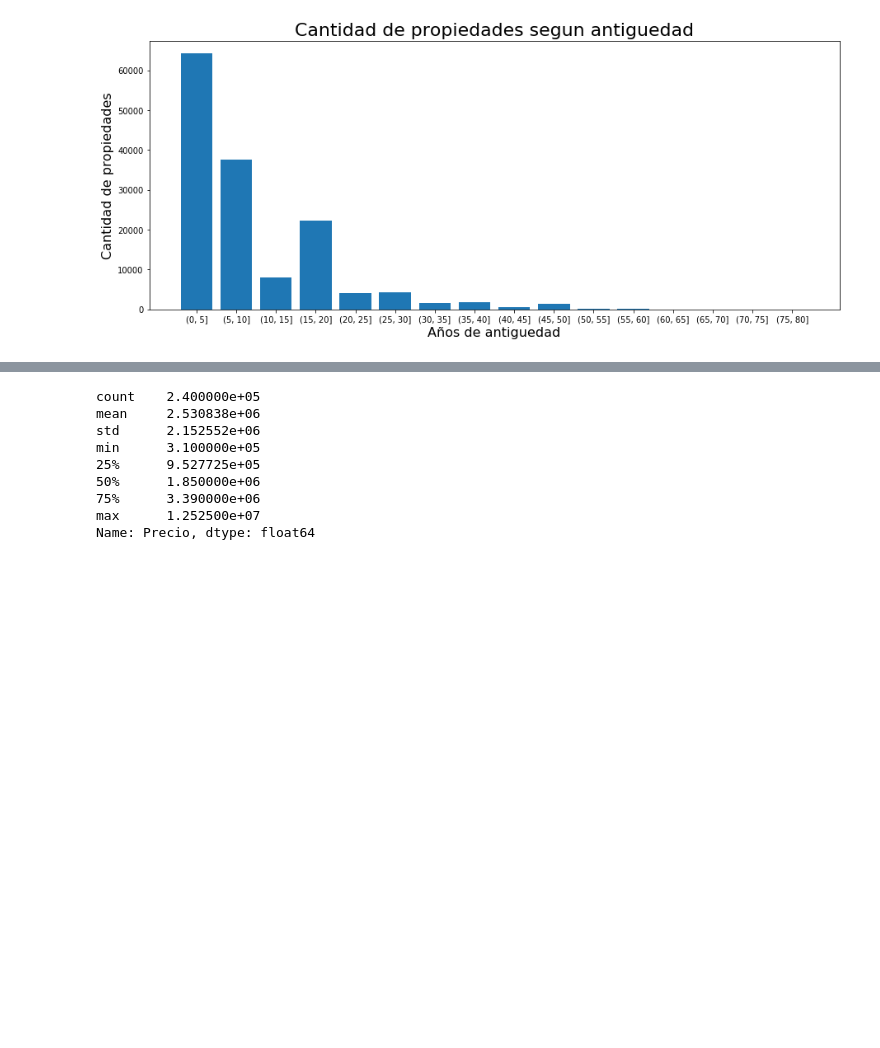
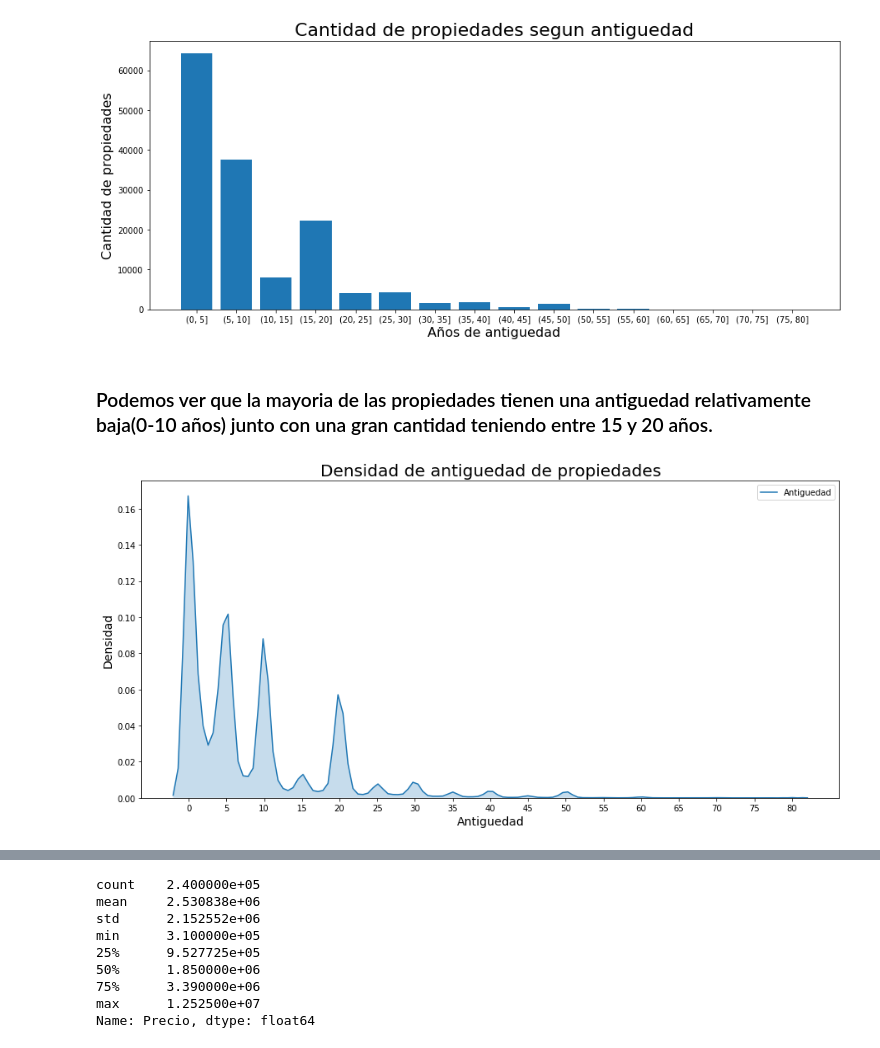
Before and after one commit to komod0/TPs-Org.Datos, a Jupyter notebook: tp1/Analisis de propiedades.ipynb, the cells around one changed output, grey strips where cells are left out. Cells and saved outputs as stored; diff of their text form; code cells hidden in the pictures; blank space fills up the shorter version.

Commit message:
Grafico de densidad de antiguedad

```diff
--- a/tp1/Analisis de propiedades.ipynb
+++ b/tp1/Analisis de propiedades.ipynb
@@ -290,3 +290,16 @@ plt.ylabel("Cantidad de propiedades",fontsize=16)
 plt.title("Cantidad de propiedades segun antiguedad", fontsize=22);
 # %% [output]
 [figure]
+# %% [markdown]
+### Podemos ver que la mayoria de las propiedades tienen una antiguedad relativamente baja(0-10 años) junto con una gran cantidad teniendo entre 15 y 20 años.
+# %%
+df_ant = dfok[pd.notnull(dfok["Antiguedad"])] # Dropeo los que son Nan para poder hacer el grafico de densidad
+
+plt.subplots(figsize=(15,7));
+sb.kdeplot(df_ant['Antiguedad'], shade=True)
+plt.xticks([i for i in range(0, 81, 5)])
+plt.xlabel("Antiguedad", fontsize=14)
+plt.ylabel("Densidad", fontsize=14)
+plt.title("Densidad de antiguedad de propiedades", fontsize=20);
+# %% [output]
+[figure, added]
```
Also changed, not shown: parts of 2 cells of this notebook.
